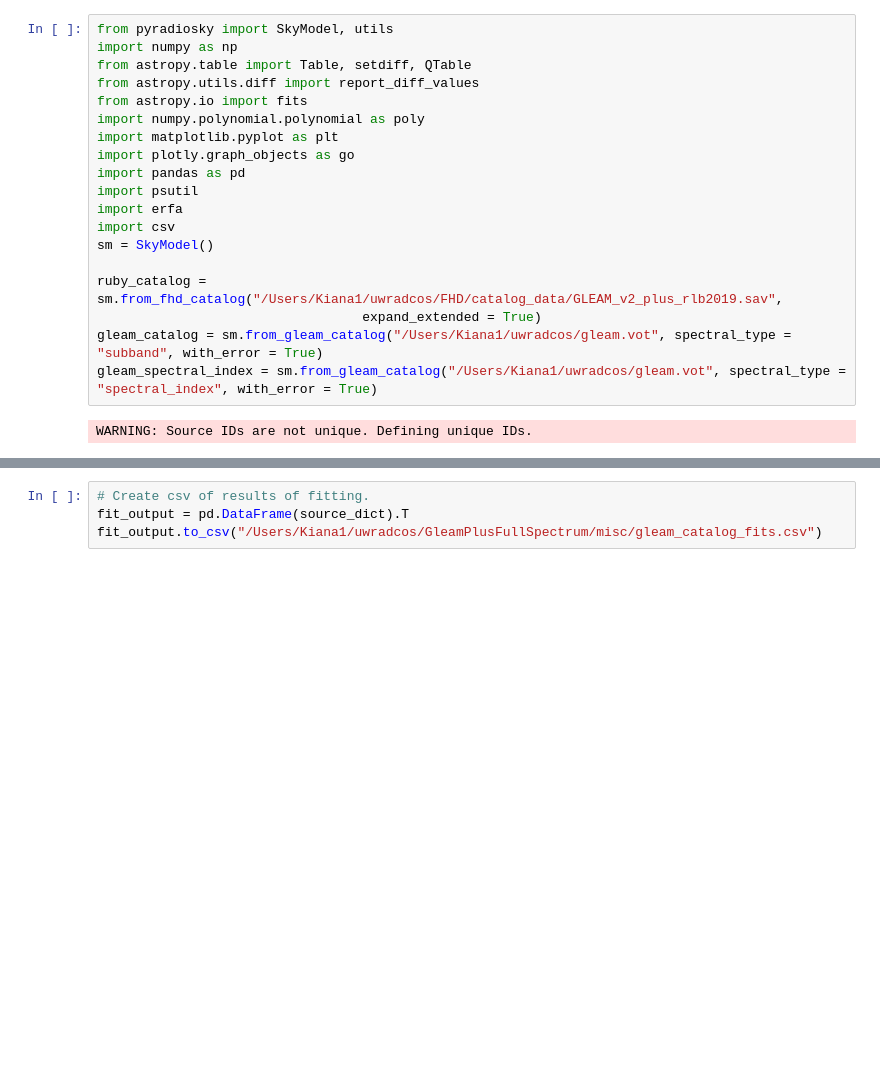
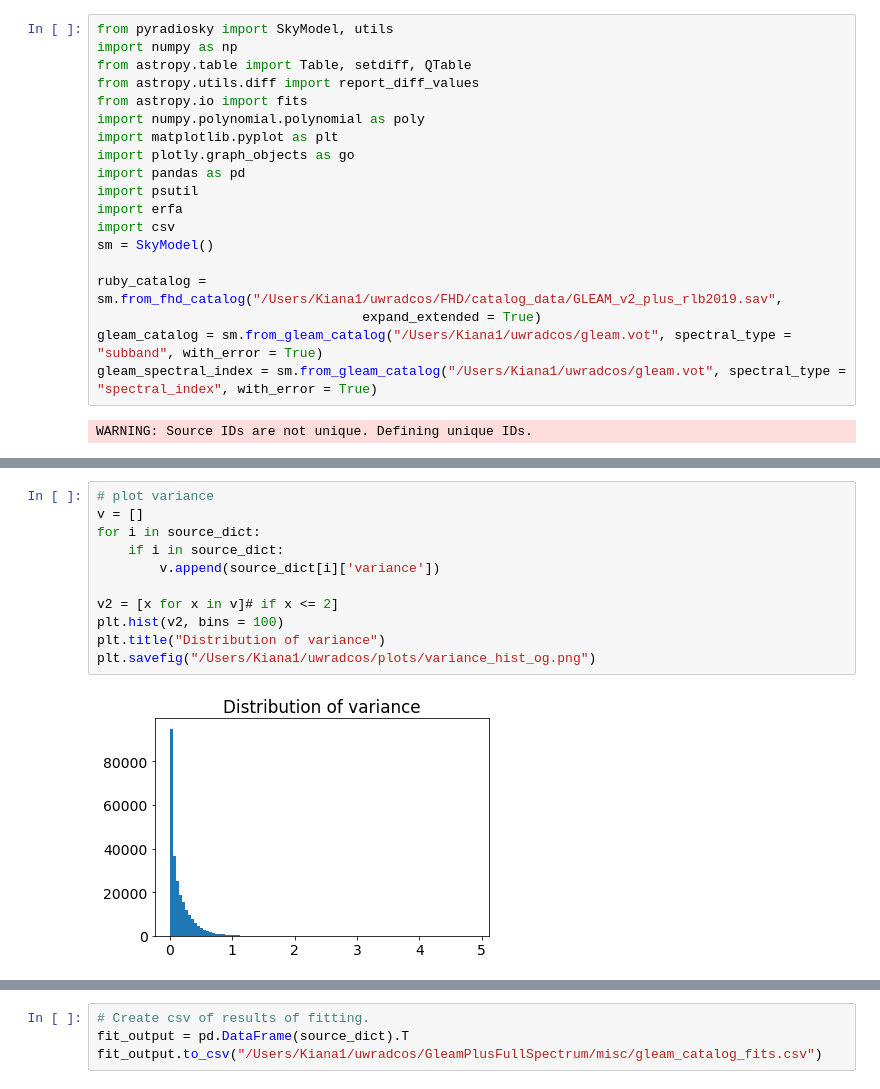
Before and after one commit to EoRImaging/GleamPlusFullSpectrum, a Jupyter notebook: scripts/catalog_fits.ipynb, the cells around one changed output, grey strips where cells are left out. Cells and saved outputs as stored; diff of their text form; blank space fills up the shorter version.

```diff
--- a/scripts/catalog_fits.ipynb
+++ b/scripts/catalog_fits.ipynb
@@ -237,0 +220,13 @@ divide by zero encountered in log10
+# %%
+# plot variance
+v = []
+for i in source_dict:
+    if i in source_dict:
+        v.append(source_dict[i]['variance'])
+
+v2 = [x for x in v]# if x <= 2]
+plt.hist(v2, bins = 100)
+plt.title("Distribution of variance")
+plt.savefig("/Users/Kiana1/uwradcos/plots/variance_hist_og.png")
+# %% [output]
+[figure, added]
```
Also changed, not shown: parts of 53 cells of this notebook.
